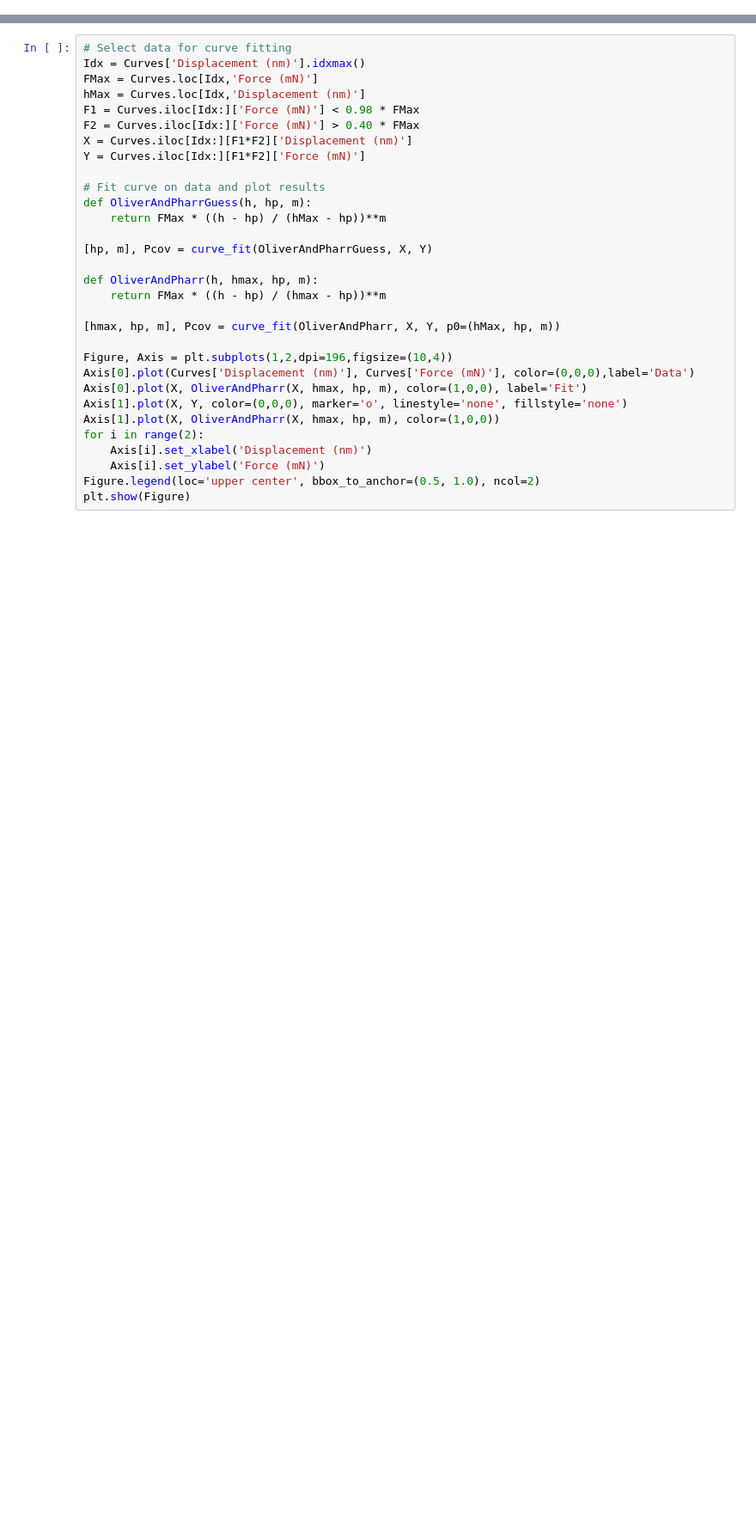
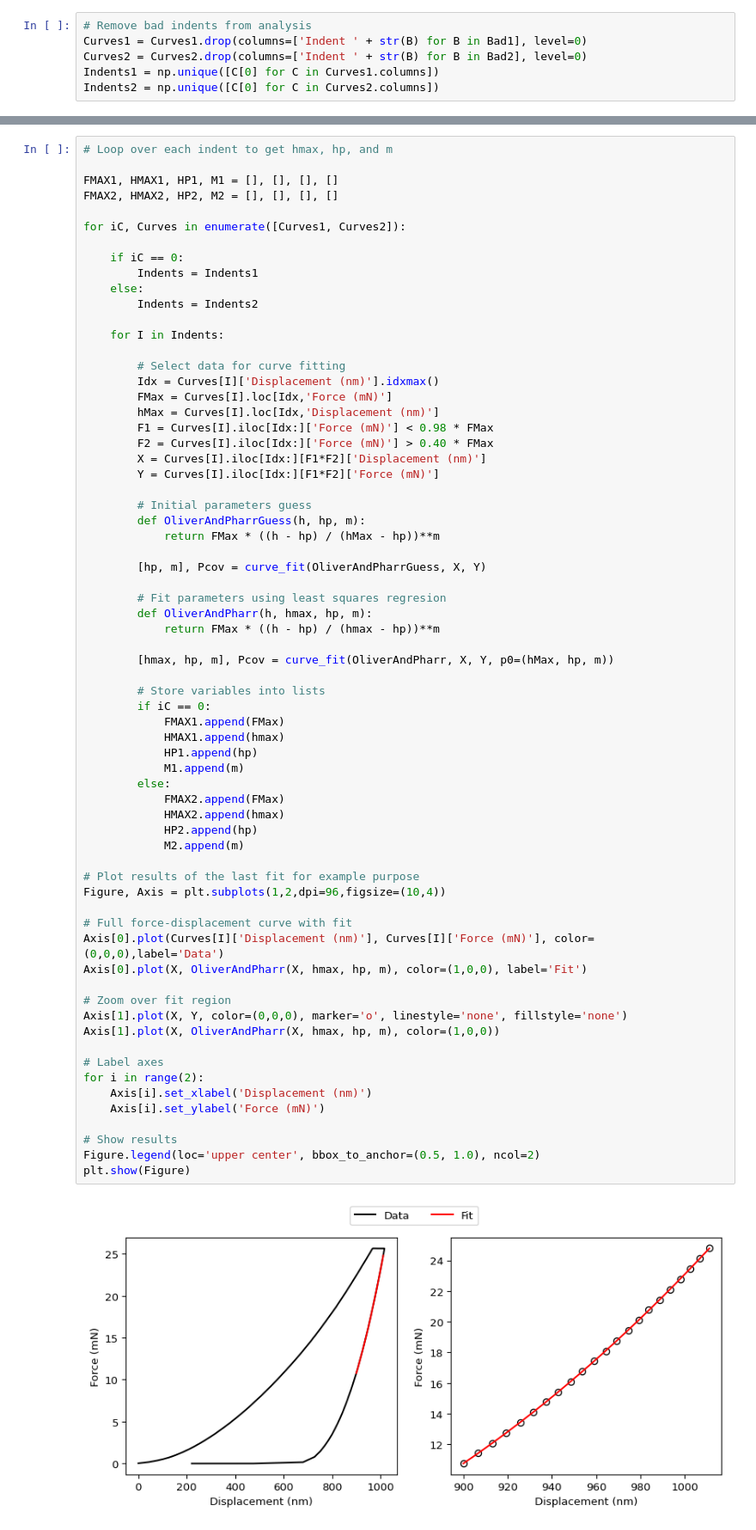
Before and after one commit to artorg-unibe-ch/MSB_BMELab, a Jupyter notebook: Group3/IndentationAnalysis.ipynb, the cells around one changed output, grey strips where cells are left out. Shown: that part at 86% size. Cells and saved outputs as stored; diff of their text form; blank space fills up the shorter version.

Commit message:
Update analysis to compare 2 dummy samples

```diff
--- a/Group3/IndentationAnalysis.ipynb
+++ b/Group3/IndentationAnalysis.ipynb
@@ -87,0 +430,6 @@ plt.show(Figure)
+# %%
+# Remove bad indents from analysis
+Curves1 = Curves1.drop(columns=['Indent ' + str(B) for B in Bad1], level=0)
+Curves2 = Curves2.drop(columns=['Indent ' + str(B) for B in Bad2], level=0)
+Indents1 = np.unique([C[0] for C in Curves1.columns])
+Indents2 = np.unique([C[0] for C in Curves2.columns])
@@ -88,31 +446,69 @@ plt.show(Figure)
 # %%
-# Select data for curve fitting
-Idx = Curves['Displacement (nm)'].idxmax()
-FMax = Curves.loc[Idx,'Force (mN)']
-hMax = Curves.loc[Idx,'Displacement (nm)']
-F1 = Curves.iloc[Idx:]['Force (mN)'] < 0.98 * FMax
-F2 = Curves.iloc[Idx:]['Force (mN)'] > 0.40 * FMax
-X = Curves.iloc[Idx:][F1*F2]['Displacement (nm)']
-Y = Curves.iloc[Idx:][F1*F2]['Force (mN)']
+# Loop over each indent to get hmax, hp, and m
 
-# Fit curve on data and plot results
-def OliverAndPharrGuess(h, hp, m):
-    return FMax * ((h - hp) / (hMax - hp))**m
+FMAX1, HMAX1, HP1, M1 = [], [], [], []
+FMAX2, HMAX2, HP2, M2 = [], [], [], []
 
-[hp, m], Pcov = curve_fit(OliverAndPharrGuess, X, Y)
+for iC, Curves in enumerate([Curves1, Curves2]):
 
-def OliverAndPharr(h, hmax, hp, m):
-    return FMax * ((h - hp) / (hmax - hp))**m
+    if iC == 0:
+        Indents = Indents1
+    else:
+        Indents = Indents2
 
-[hmax, hp, m], Pcov = curve_fit(OliverAndPharr, X, Y, p0=(hMax, hp, m))
+    for I in Indents:
 
-Figure, Axis = plt.subplots(1,2,dpi=196,figsize=(10,4))
-Axis[0].plot(Curves['Displacement (nm)'], Curves['Force (mN)'], color=(0,0,0),label='Data')
+        # Select data for curve fitting
+        Idx = Curves[I]['Displacement (nm)'].idxmax()
+        FMax = Curves[I].loc[Idx,'Force (mN)']
+        hMax = Curves[I].loc[Idx,'Displacement (nm)']
+        F1 = Curves[I].iloc[Idx:]['Force (mN)'] < 0.98 * FMax
+        F2 = Curves[I].iloc[Idx:]['Force (mN)'] > 0.40 * FMax
+        X = Curves[I].iloc[Idx:][F1*F2]['Displacement (nm)']
+        Y = Curves[I].iloc[Idx:][F1*F2]['Force (mN)']
+
+        # Initial parameters guess
+        def OliverAndPharrGuess(h, hp, m):
+            return FMax * ((h - hp) / (hMax - hp))**m
+
+        [hp, m], Pcov = curve_fit(OliverAndPharrGuess, X, Y)
+
+        # Fit parameters using least squares regresion
+        def OliverAndPharr(h, hmax, hp, m):
+            return FMax * ((h - hp) / (hmax - hp))**m
+
+        [hmax, hp, m], Pcov = curve_fit(OliverAndPharr, X, Y, p0=(hMax, hp, m))
+
+        # Store variables into lists
+        if iC == 0:
+            FMAX1.append(FMax)
+            HMAX1.append(hmax)
+            HP1.append(hp)
+            M1.append(m)
+        else:
+            FMAX2.append(FMax)
+            HMAX2.append(hmax)
+            HP2.append(hp)
+            M2.append(m)
+
+# Plot results of the last fit for example purpose
+Figure, Axis = plt.subplots(1,2,dpi=96,figsize=(10,4))
+
+# Full force-displacement curve with fit
+Axis[0].plot(Curves[I]['Displacement (nm)'], Curves[I]['Force (mN)'], color=(0,0,0),label='Data')
 Axis[0].plot(X, OliverAndPharr(X, hmax, hp, m), color=(1,0,0), label='Fit')
+
+# Zoom over fit region
 Axis[1].plot(X, Y, color=(0,0,0), marker='o', linestyle='none', fillstyle='none')
 Axis[1].plot(X, OliverAndPharr(X, hmax, hp, m), color=(1,0,0))
+
+# Label axes
 for i in range(2):
     Axis[i].set_xlabel('Displacement (nm)')
     Axis[i].set_ylabel('Force (mN)')
+
+# Show results
 Figure.legend(loc='upper center', bbox_to_anchor=(0.5, 1.0), ncol=2)
 plt.show(Figure)
+# %% [output]
+[figure, added]
```
Also changed, not shown: parts of 18 cells of this notebook, 15 other files.
